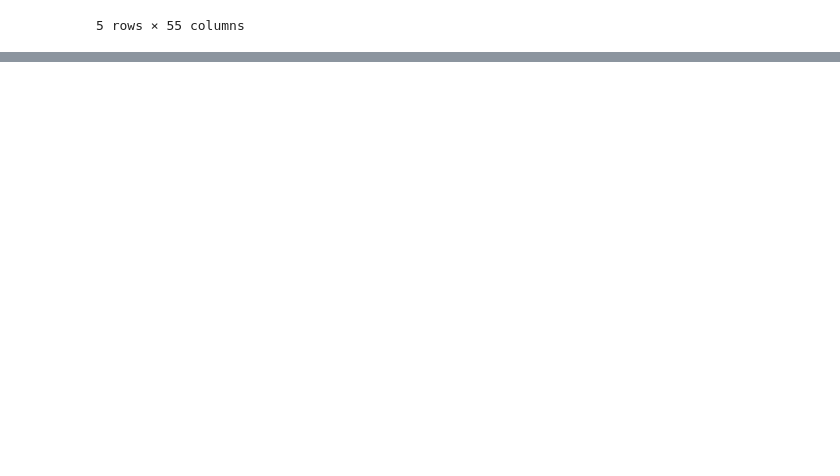
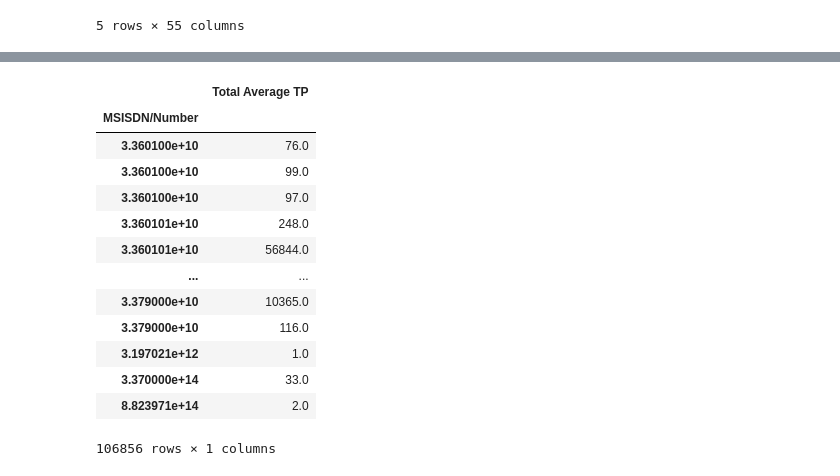
Before and after one commit to melatteshome/User-Analytics-Telecom-Industry, a Jupyter notebook: notebooks/user_experience_analysis.ipynb, the cells around one changed output, grey strips where cells are left out. Drawn from its saved outputs; the diff is of its cells as text; code cells hidden in the pictures; blank space fills up the shorter version.

```diff
--- a/notebooks/user_experience_analysis.ipynb
+++ b/notebooks/user_experience_analysis.ipynb
@@ -34,0 +165,20 @@ df.head()
+# %%
+# average throughput
+columns_with_numerical_values['Total Average TP'] = columns_with_numerical_values['Avg Bearer TP DL (kbps)'] + columns_with_numerical_values['Avg Bearer TP UL (kbps)']
+average_total_tp = columns_with_numerical_values.groupby('MSISDN/Number')[['Total Average TP']].sum()
+average_total_tp
+# %% [output]
+|  | Total Average TP |
+| MSISDN/Number |  |
+| 3.360100e+10 | 76.0 |
+| 3.360100e+10 | 99.0 |
+| 3.360100e+10 | 97.0 |
+| 3.360101e+10 | 248.0 |
+| 3.360101e+10 | 56844.0 |
+| ... | ... |
+| 3.379000e+10 | 10365.0 |
+| 3.379000e+10 | 116.0 |
+| 3.197021e+12 | 1.0 |
+| 3.370000e+14 | 33.0 |
+| 8.823971e+14 | 2.0 |
+106856 rows × 1 columns
```
Also changed, not shown: parts of 9 cells of this notebook.
